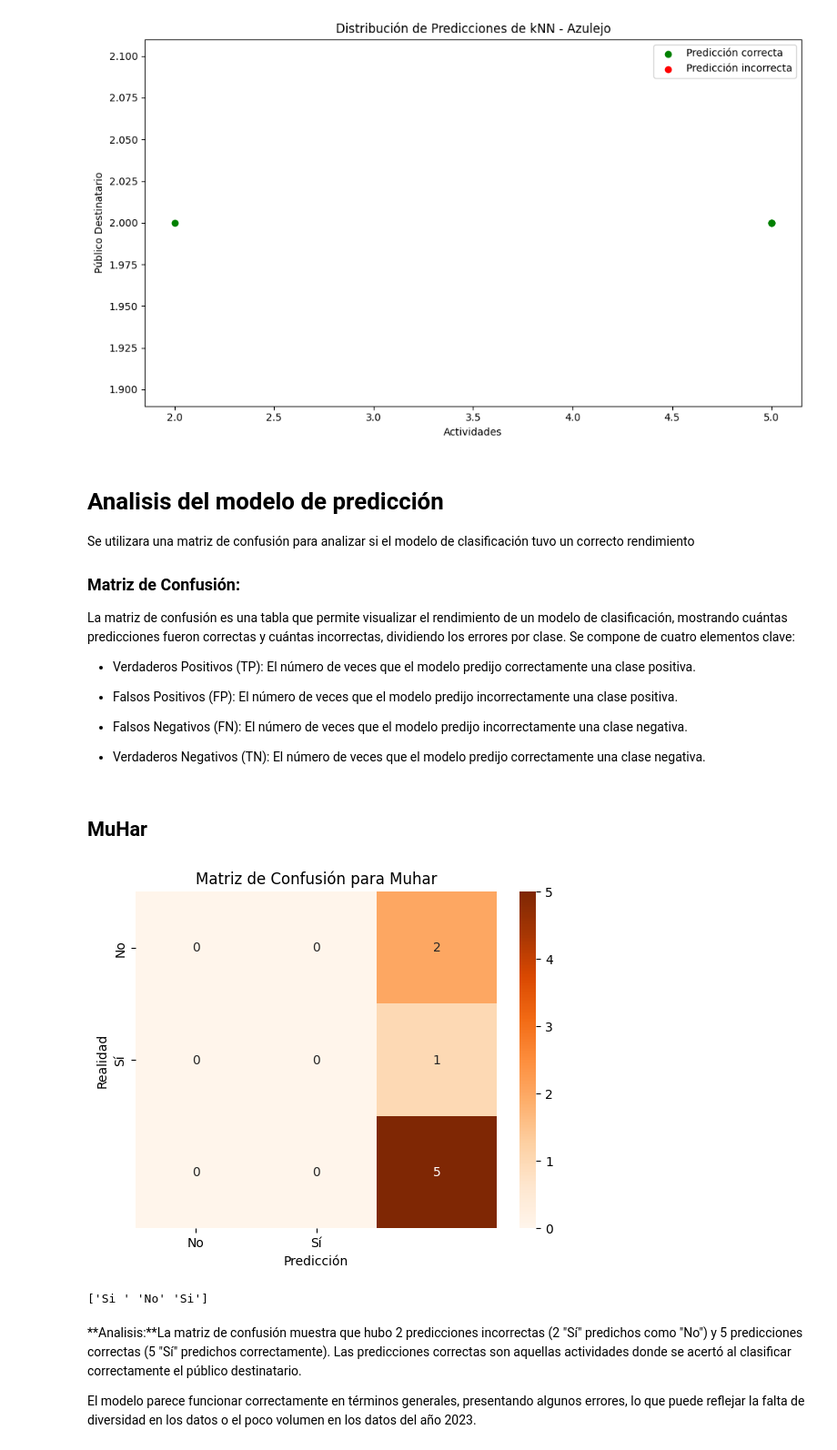
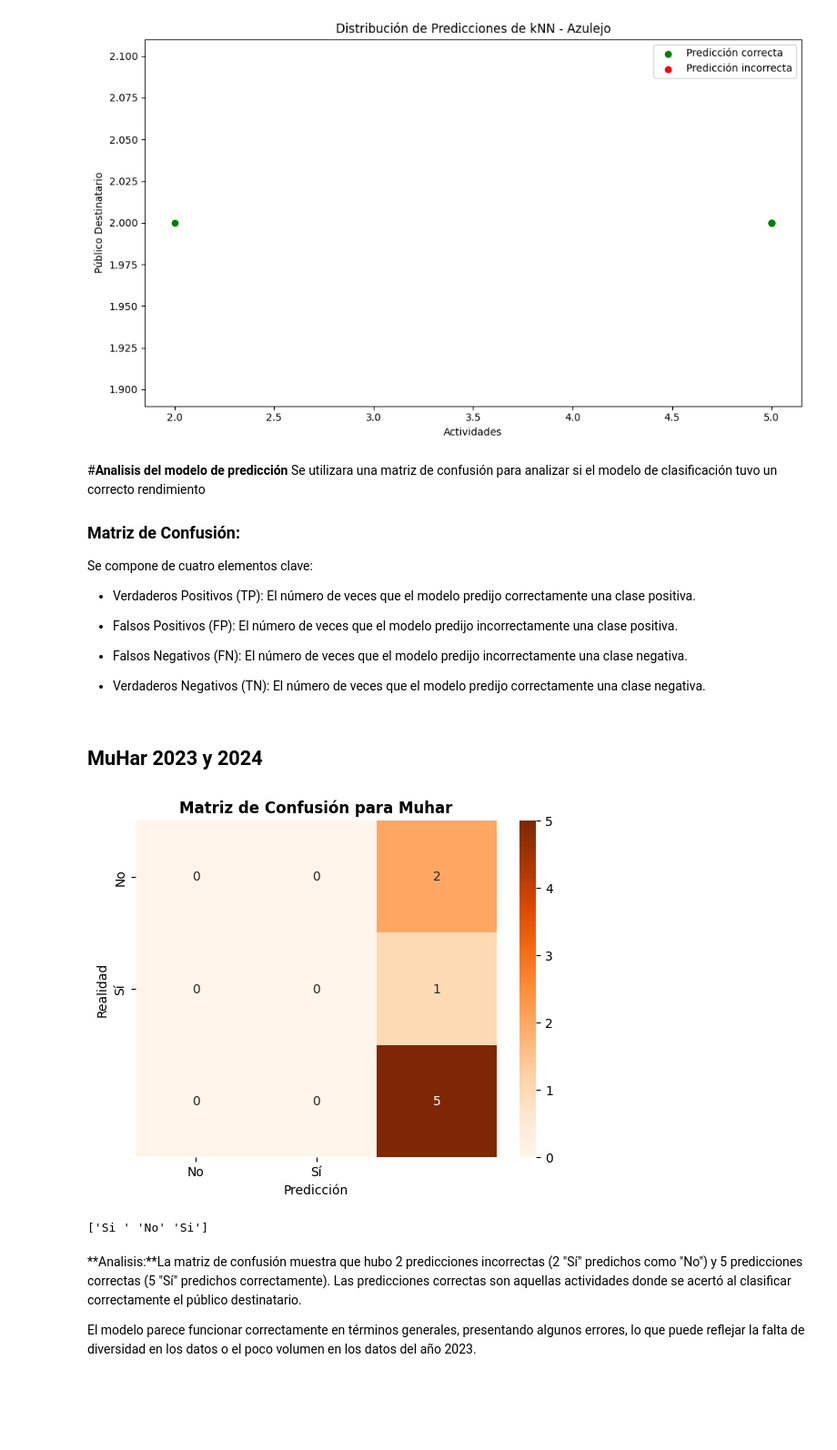
Before and after one commit to LuciaPuppo897/Data_UY, a Jupyter notebook: Trabajo_final_museos.ipynb, the cells around one changed output. Shown at 91% size. Drawn from its saved outputs; the diff is of its cells as text; code cells hidden in the pictures; blank space fills up the shorter version.

```diff
--- a/Trabajo_final_museos.ipynb
+++ b/Trabajo_final_museos.ipynb
@@ -685,10 +687,10 @@ plt.show()
 Precisión del modelo kNN para Azulejo: 1.0
 [figure]
 # %% [markdown]
-# Analisis del modelo de predicción
+#**Analisis del modelo de predicción**
 Se utilizara una matriz de confusión para analizar si el modelo de clasificación tuvo un correcto rendimiento
 ### Matriz de Confusión:
-La matriz de confusión es una tabla que permite visualizar el rendimiento de un modelo de clasificación, mostrando cuántas predicciones fueron correctas y cuántas incorrectas, dividiendo los errores por clase. Se compone de cuatro elementos clave:
+Se compone de cuatro elementos clave:
 
 - Verdaderos Positivos (TP): El número de veces que el modelo predijo correctamente una clase positiva.
 
@@ -698,19 +700,19 @@ La matriz de confusión es una tabla que permite visualizar el rendimiento de un
 
 - Verdaderos Negativos (TN): El número de veces que el modelo predijo correctamente una clase negativa.
 # %% [markdown]
-## MuHar
+## MuHar 2023 y 2024
 # %%
 conf_matrix = confusion_matrix(y_test_muhar, y_pred_muhar)
 
 sns.heatmap(conf_matrix, annot=True, fmt='d', cmap='Oranges', xticklabels=['No', 'Sí'], yticklabels=['No', 'Sí'])
-plt.title('Matriz de Confusión para Muhar')
+plt.title('Matriz de Confusión para Muhar', fontweight='bold')
 plt.xlabel('Predicción')
 plt.ylabel('Realidad')
 plt.show()
 
 print(y_test_muhar.unique())
 # %% [output]
-[figure, old version]
+[figure, new version]
 ['Si ' 'No' 'Si']
 # %% [markdown]
 **Analisis:**La matriz de confusión muestra que hubo 2 predicciones incorrectas (2 "Sí" predichos como "No") y 5 predicciones correctas (5 "Sí" predichos correctamente). Las predicciones correctas son aquellas actividades donde se acertó al clasificar correctamente el público destinatario.
```
Also changed, not shown: parts of 13 cells of this notebook.
